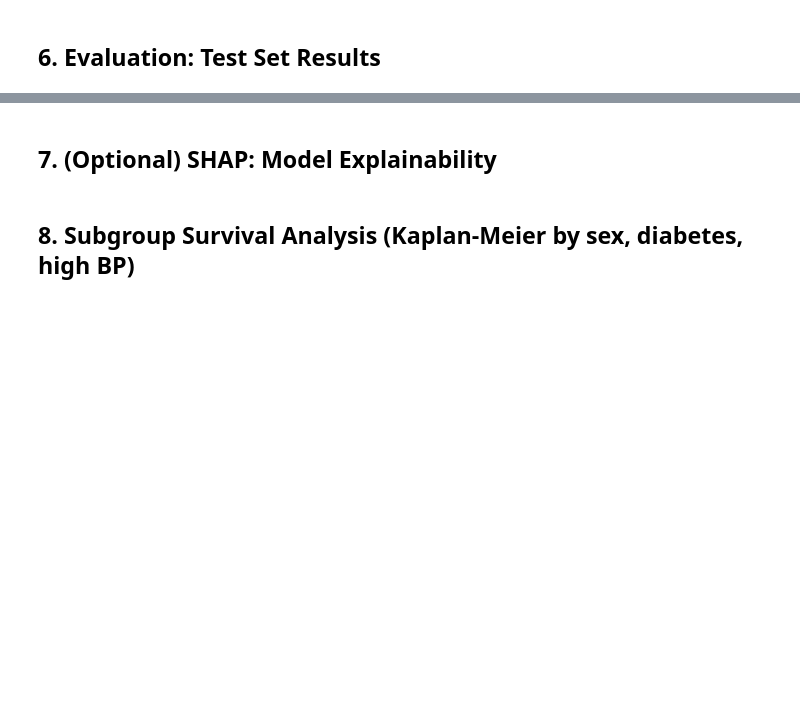
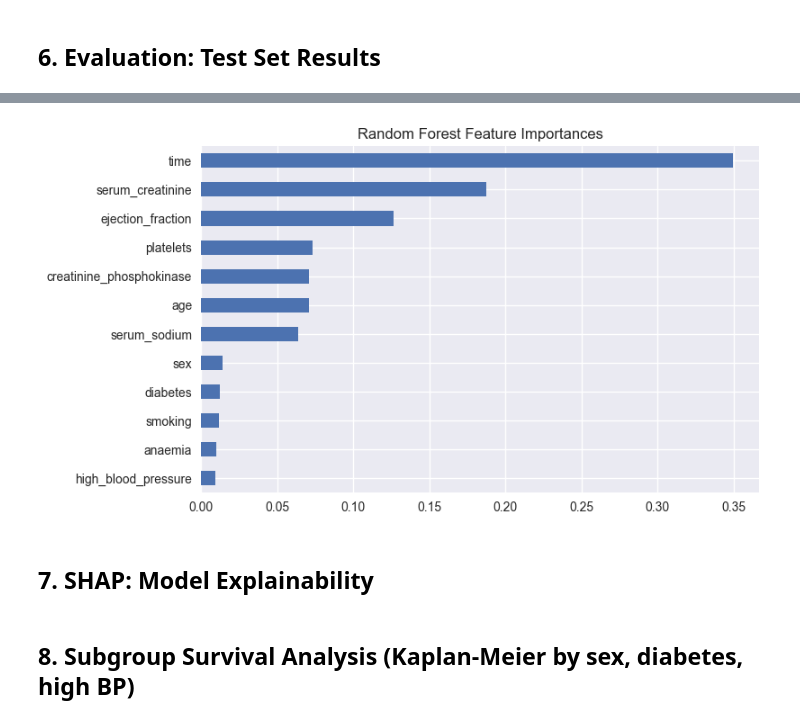
Before and after one commit to CZhakshylykova/Heart-Attack-Risk, a Jupyter notebook: projec_model.ipynb, the cells around one changed output, grey strips where cells are left out. Cells and saved outputs as stored; diff of their text form; code cells hidden in the pictures; blank space fills up the shorter version.

Commit message:
modified the model file

```diff
--- a/projec_model.ipynb
+++ b/projec_model.ipynb
@@ -180,8 +296,13 @@ print("Random Forest Classification Report:\n", classification_report(y_test, pr
 # %%
+# Assuming X is the DataFrame used for training
+features = df.drop(columns=['DEATH_EVENT']).columns
+
 # Random Forest Feature Importance
 importances = pd.Series(best_rf.feature_importances_, index=features)
 importances.sort_values().plot.barh(figsize=(8,5))
 plt.title("Random Forest Feature Importances")
 plt.show()
+# %% [output]
+[figure, added]
 # %% [markdown]
-## 7. (Optional) SHAP: Model Explainability
+## 7. SHAP: Model Explainability
```
Also changed, not shown: parts of 15 cells of this notebook, 1 other file.
